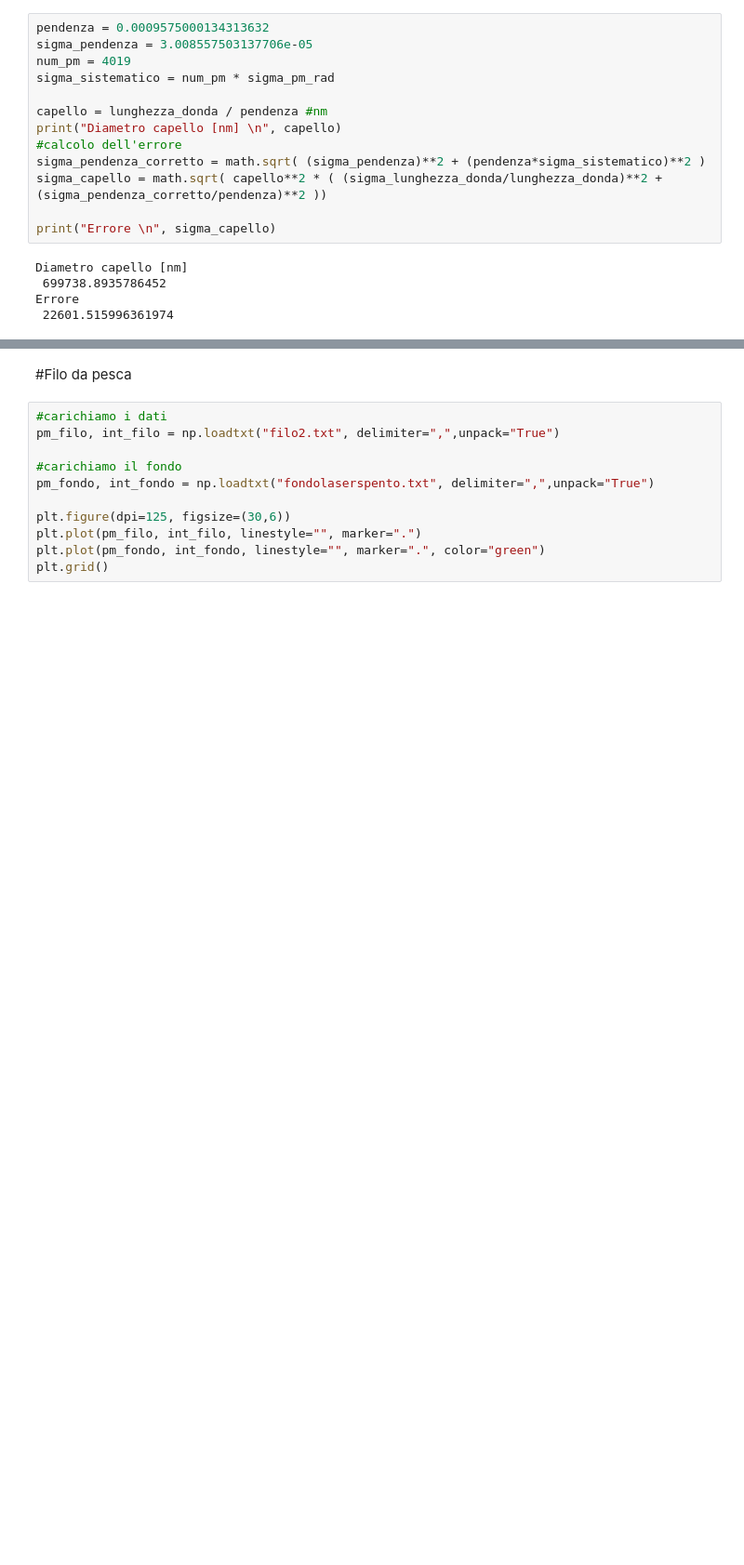
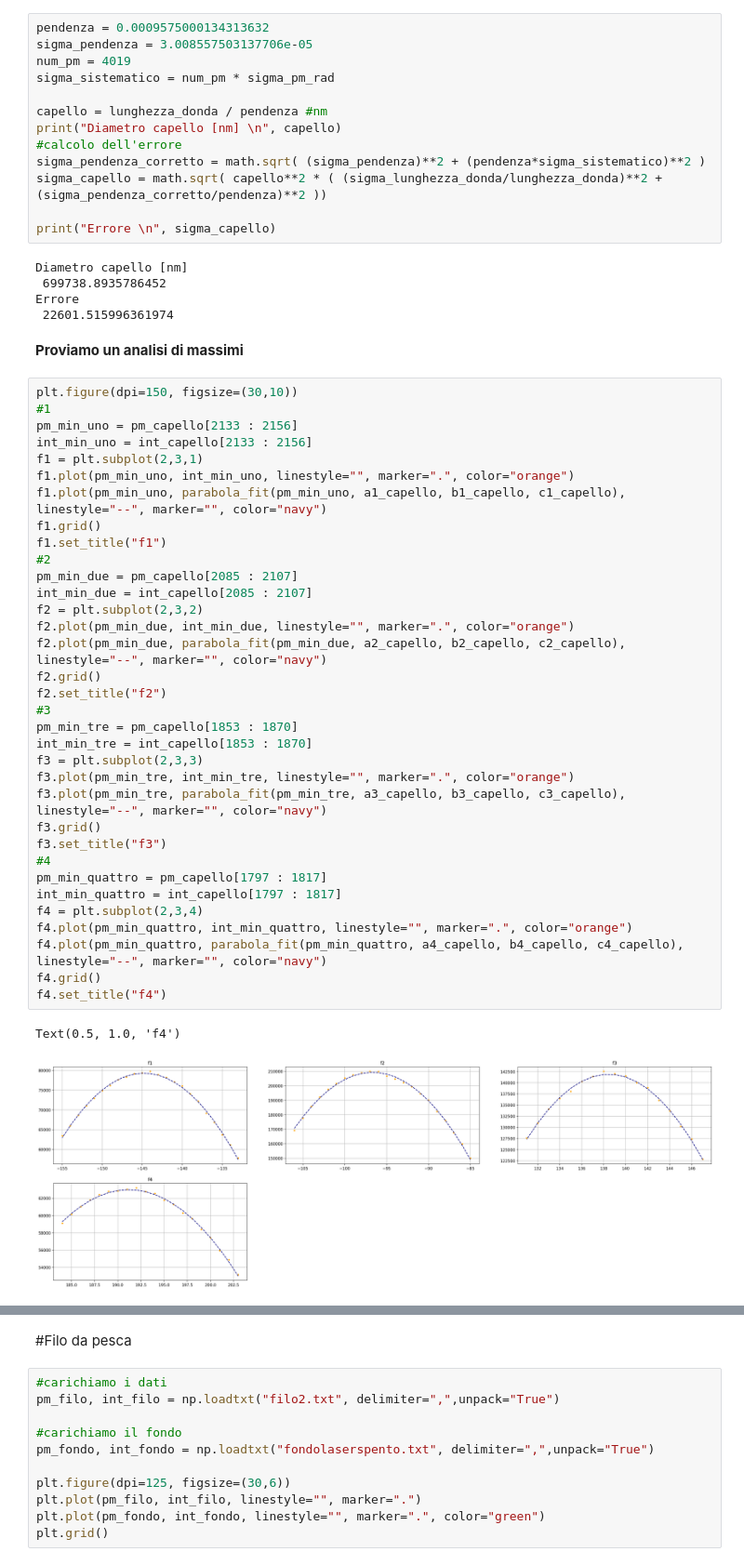
Before and after one commit to albertos-2002/SF2, a Jupyter notebook: ottica_fisica/Ottica_fisica_(interferenza_e_diffrazione).ipynb, the cells around one changed output, grey strips where cells are left out. Shown at 93% size. Saved outputs shown, nothing was run; the diff lists cells and outputs as text; blank space fills up the shorter version.

```diff
--- a/ottica_fisica/Ottica_fisica_(interferenza_e_diffrazione).ipynb
+++ b/ottica_fisica/Ottica_fisica_(interferenza_e_diffrazione).ipynb
@@ -2187,3 +2187,42 @@ Diametro capello [nm]
  699738.8935786452
 Errore
  22601.515996361974
+# %% [markdown]
+**Proviamo un analisi di massimi**
+# %%
+plt.figure(dpi=150, figsize=(30,10))
+#1
+pm_min_uno = pm_capello[2133 : 2156]
+int_min_uno = int_capello[2133 : 2156]
+f1 = plt.subplot(2,3,1)
+f1.plot(pm_min_uno, int_min_uno, linestyle="", marker=".", color="orange")
+f1.plot(pm_min_uno, parabola_fit(pm_min_uno, a1_capello, b1_capello, c1_capello), linestyle="--", marker="", color="navy")
+f1.grid()
+f1.set_title("f1")
+#2
+pm_min_due = pm_capello[2085 : 2107]
+int_min_due = int_capello[2085 : 2107]
+f2 = plt.subplot(2,3,2)
+f2.plot(pm_min_due, int_min_due, linestyle="", marker=".", color="orange")
+f2.plot(pm_min_due, parabola_fit(pm_min_due, a2_capello, b2_capello, c2_capello), linestyle="--", marker="", color="navy")
+f2.grid()
+f2.set_title("f2")
+#3
+pm_min_tre = pm_capello[1853 : 1870]
+int_min_tre = int_capello[1853 : 1870]
+f3 = plt.subplot(2,3,3)
+f3.plot(pm_min_tre, int_min_tre, linestyle="", marker=".", color="orange")
+f3.plot(pm_min_tre, parabola_fit(pm_min_tre, a3_capello, b3_capello, c3_capello), linestyle="--", marker="", color="navy")
+f3.grid()
+f3.set_title("f3")
+#4
+pm_min_quattro = pm_capello[1797 : 1817]
+int_min_quattro = int_capello[1797 : 1817]
+f4 = plt.subplot(2,3,4)
+f4.plot(pm_min_quattro, int_min_quattro, linestyle="", marker=".", color="orange")
+f4.plot(pm_min_quattro, parabola_fit(pm_min_quattro, a4_capello, b4_capello, c4_capello), linestyle="--", marker="", color="navy")
+f4.grid()
+f4.set_title("f4")
+# %% [output]
+Text(0.5, 1.0, 'f4')
+[figure, added]
```
Also changed, not shown: parts of 11 cells of this notebook.
